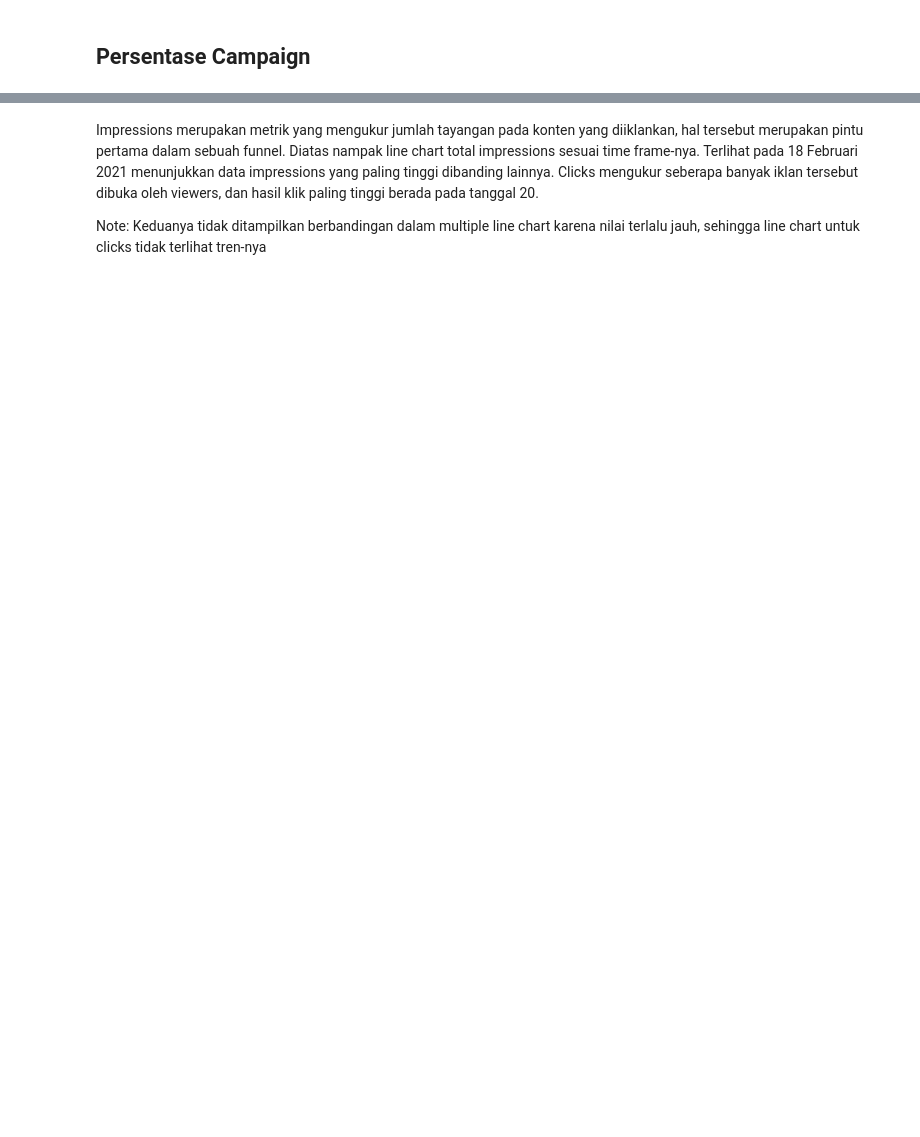
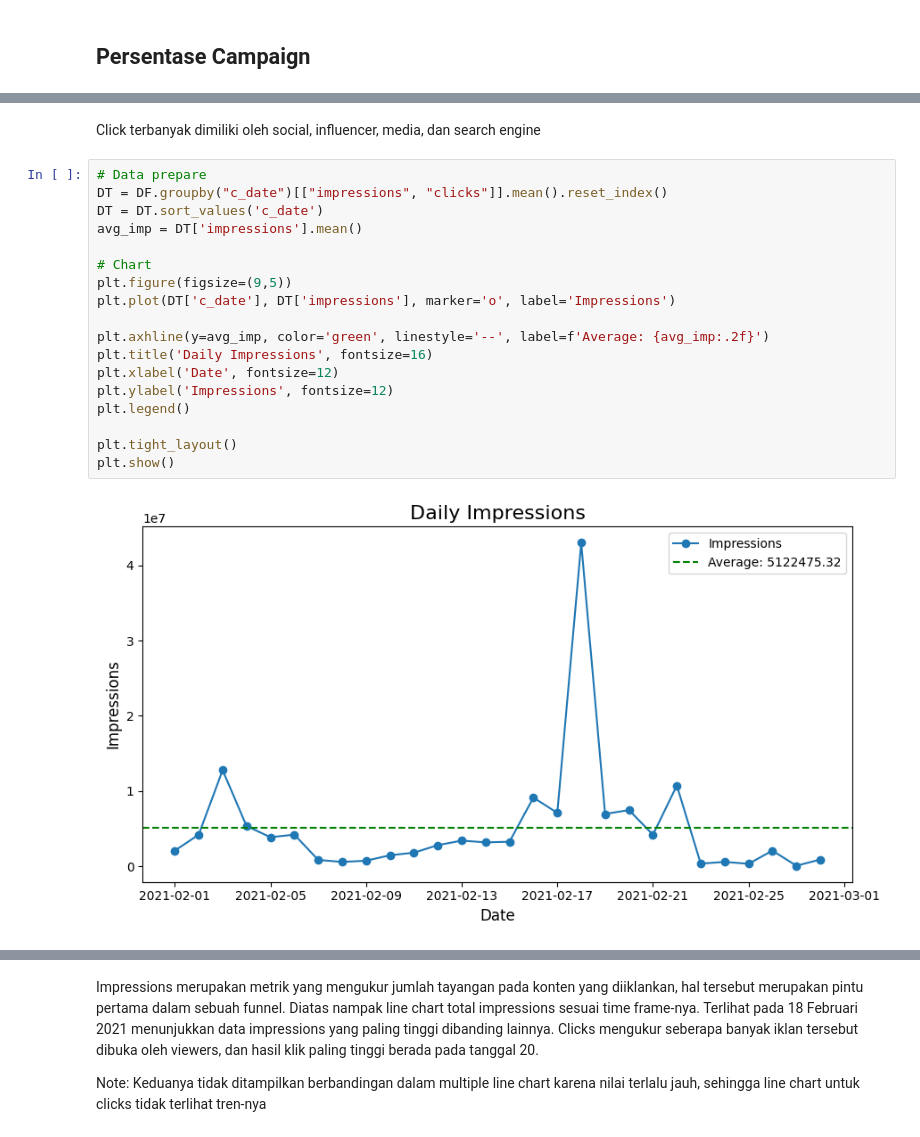
Before and after one commit to gofarros/Data-Analysis, a Jupyter notebook: Online Campaign/Notebook.ipynb, the cells around one changed output, grey strips where cells are left out. Saved outputs shown, nothing was run; the diff lists cells and outputs as text; blank space fills up the shorter version.

```diff
--- a/Online Campaign/Notebook.ipynb
+++ b/Online Campaign/Notebook.ipynb
@@ -165,0 +186,22 @@ fig.show()
+# %% [markdown]
+Click terbanyak dimiliki oleh social, influencer, media, dan search engine
+# %%
+# Data prepare
+DT = DF.groupby("c_date")[["impressions", "clicks"]].mean().reset_index()
+DT = DT.sort_values('c_date')
+avg_imp = DT['impressions'].mean()
+
+# Chart
+plt.figure(figsize=(9,5))
+plt.plot(DT['c_date'], DT['impressions'], marker='o', label='Impressions')
+
+plt.axhline(y=avg_imp, color='green', linestyle='--', label=f'Average: {avg_imp:.2f}')
+plt.title('Daily Impressions', fontsize=16)
+plt.xlabel('Date', fontsize=12)
+plt.ylabel('Impressions', fontsize=12)
+plt.legend()
+
+plt.tight_layout()
+plt.show()
+# %% [output]
+[figure, added]
```
Also changed, not shown: parts of 48 cells of this notebook, 1 other file.
